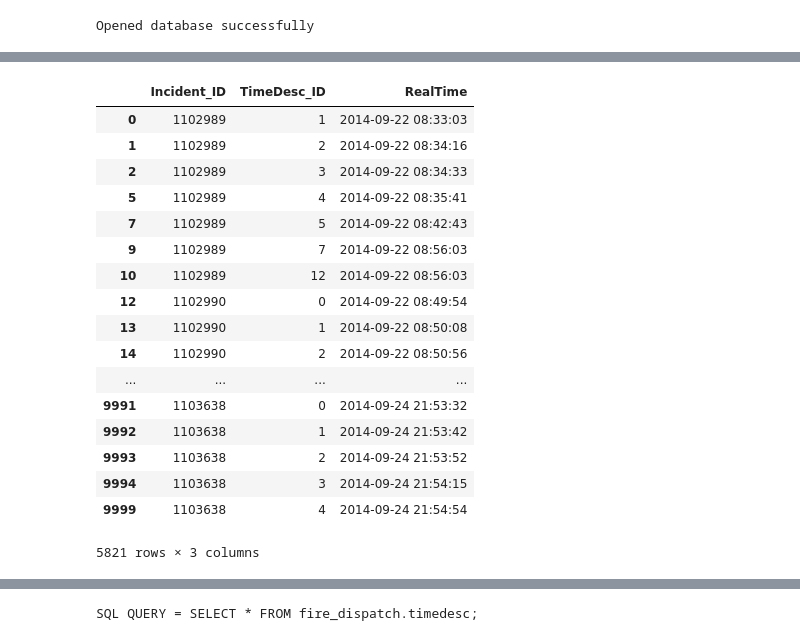
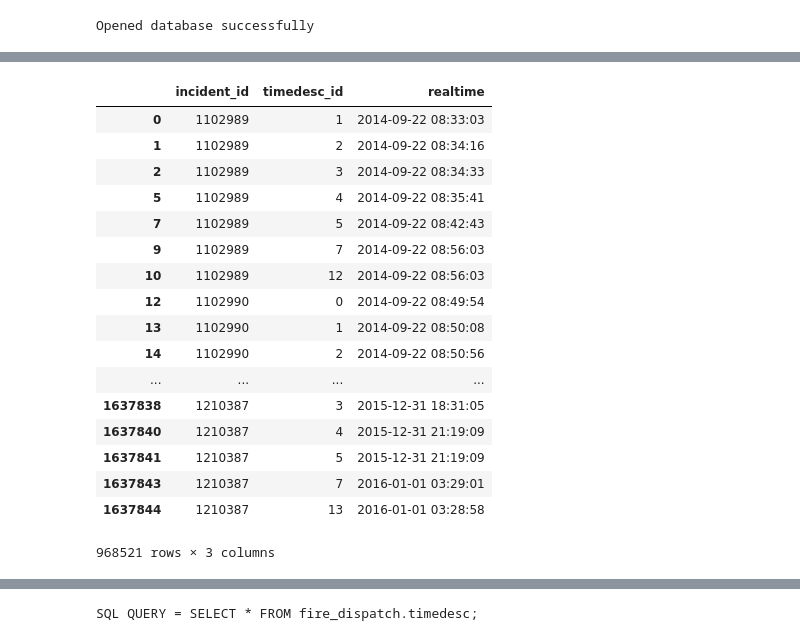
Before and after one commit to sky-t/hack-or-emergency-response, a Jupyter notebook: Fire Dispatch EDA.ipynb, the cells around one changed output, grey strips where cells are left out. Cells and saved outputs as stored; diff of their text form; code cells hidden in the pictures.

```diff
--- a/Fire Dispatch EDA.ipynb
+++ b/Fire Dispatch EDA.ipynb
@@ -49,11 +49,10 @@ def pquery(QUERY):
     except Exception as e:
         print(e.pgerror)
 # %%
-# look at 10K rows of inctimes table first
-QUERY1='''SELECT inctimes."Incident_ID", inctimes."TimeDesc_ID", inctimes."RealTime"
+# look at inctimes table first
+QUERY1='''SELECT inctimes.incident_id, inctimes.timedesc_id, inctimes.realtime
 FROM fire_dispatch.inctimes
-ORDER BY inctimes."Incident_ID", inctimes."TimeDesc_ID"
-LIMIT 10000;
+ORDER BY inctimes.incident_id, inctimes.timedesc_id;
 '''
 # %%
 df1 = pquery(QUERY1)
@@ -144,8 +139,8 @@ Looking at the duplicates above, it seems that the first row is more likely to b
 # %%
 # this code does that
-df1[df1.duplicated(['Incident_ID','TimeDesc_ID'],keep = 'first') == False]
+df1[df1.duplicated(['incident_id','timedesc_id'],keep = 'first') == False]
 # %% [output]
-|  | Incident_ID | TimeDesc_ID | RealTime |
+|  | incident_id | timedesc_id | realtime |
 | 0 | 1102989 | 1 | 2014-09-22 08:33:03 |
 | 1 | 1102989 | 2 | 2014-09-22 08:34:16 |
 | 2 | 1102989 | 3 | 2014-09-22 08:34:33 |
@@ -157,12 +152,12 @@ df1[df1.duplicated(['Incident_ID','TimeDesc_ID'],keep = 'first') == False]
 | 13 | 1102990 | 1 | 2014-09-22 08:50:08 |
 | 14 | 1102990 | 2 | 2014-09-22 08:50:56 |
 | ... | ... | ... | ... |
-| 9991 | 1103638 | 0 | 2014-09-24 21:53:32 |
-| 9992 | 1103638 | 1 | 2014-09-24 21:53:42 |
-| 9993 | 1103638 | 2 | 2014-09-24 21:53:52 |
-| 9994 | 1103638 | 3 | 2014-09-24 21:54:15 |
-| 9999 | 1103638 | 4 | 2014-09-24 21:54:54 |
+| 1637838 | 1210387 | 3 | 2015-12-31 18:31:05 |
+| 1637840 | 1210387 | 4 | 2015-12-31 21:19:09 |
+| 1637841 | 1210387 | 5 | 2015-12-31 21:19:09 |
+| 1637843 | 1210387 | 7 | 2016-01-01 03:29:01 |
+| 1637844 | 1210387 | 13 | 2016-01-01 03:28:58 |
-5821 rows × 3 columns
+968521 rows × 3 columns
 # %%
 #test some pandas timestamp math
 df1['RealTime'][5]-df1['RealTime'][3]
```
Also changed, not shown: parts of 22 cells of this notebook.
